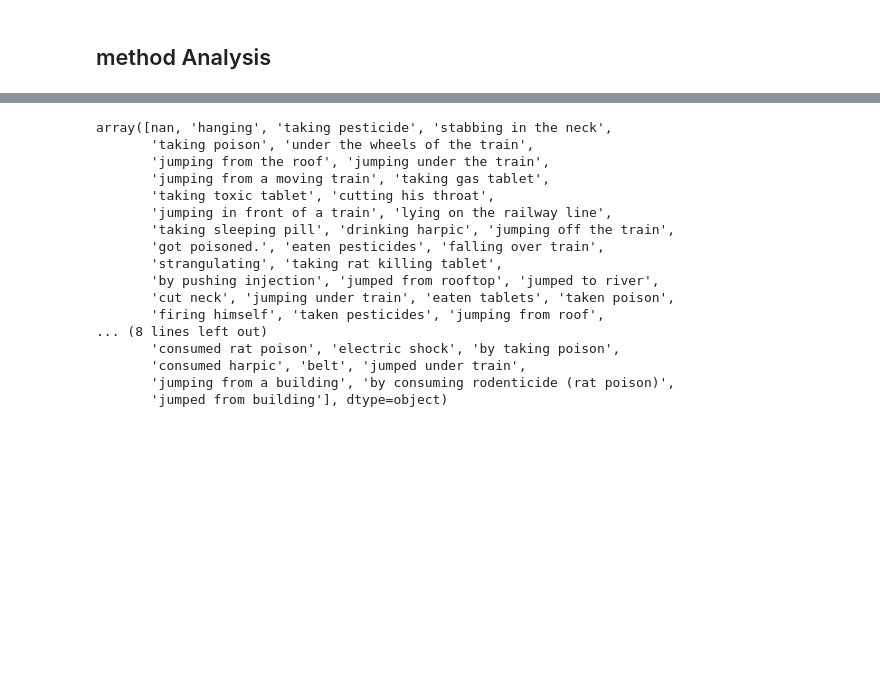
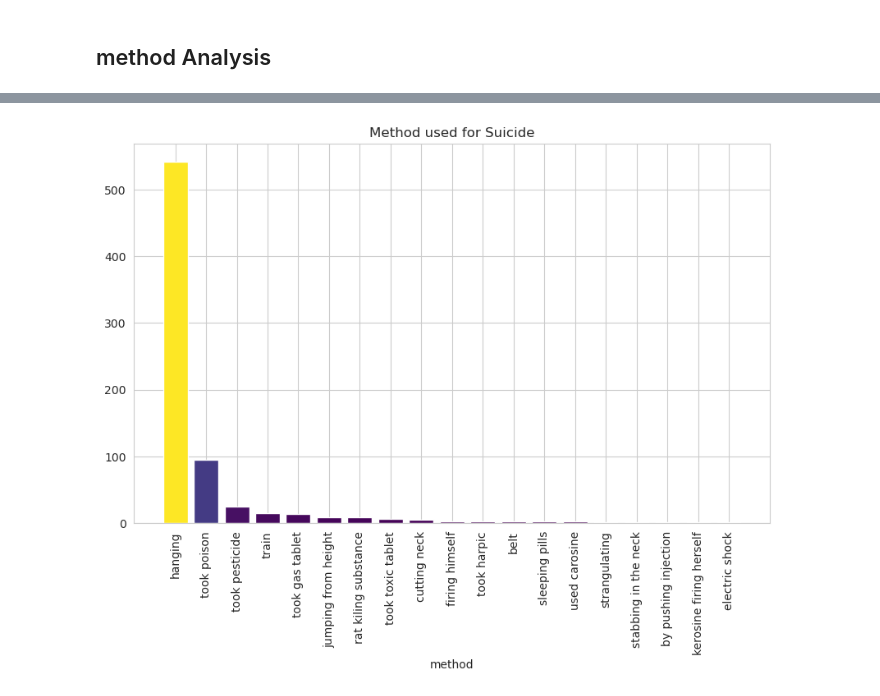
Before and after one commit to rahad404/Bangladesh-Suicide-Analysis, a Jupyter notebook: bd_suicide.ipynb, the cells around one changed output, grey strips where cells are left out. Saved outputs shown, nothing was run; the diff lists cells and outputs as text; code cells hidden in the pictures; blank space fills up the shorter version.

Commit message:
method analysis

```diff
--- a/bd_suicide.ipynb
+++ b/bd_suicide.ipynb
@@ -388,23 +418,3 @@ df2.head()
 | 2 | priti akter | 14.0 | female | student | muslim | manikganj | 23.861650 | 90.000320 | NaN | ... |
 | 3 | acchia akhter | NaN | female | student | muslim | bogra | 24.850980 | 89.371080 | relatiohship problem | ... |
 | 4 | dilshad nahar | 18.0 | female | student | muslim | dhaka | 23.810331 | 90.412521 | NaN | ... |
-# %%
-df2['method'].unique()
-# %% [output]
-array([nan, 'hanging', 'taking pesticide', 'stabbing in the neck',
-       'taking poison', 'under the wheels of the train',
-       'jumping from the roof', 'jumping under the train',
-       'jumping from a moving train', 'taking gas tablet',
-       'taking toxic tablet', 'cutting his throat',
-       'jumping in front of a train', 'lying on the railway line',
-       'taking sleeping pill', 'drinking harpic', 'jumping off the train',
-       'got poisoned.', 'eaten pesticides', 'falling over train',
-       'strangulating', 'taking rat killing tablet',
-       'by pushing injection', 'jumped from rooftop', 'jumped to river',
-       'cut neck', 'jumping under train', 'eaten tablets', 'taken poison',
-       'firing himself', 'taken pesticides', 'jumping from roof',
-... (8 lines left out)
-       'consumed rat poison', 'electric shock', 'by taking poison',
-       'consumed harpic', 'belt', 'jumped under train',
-       'jumping from a building', 'by consuming rodenticide (rat poison)',
-       'jumped from building'], dtype=object)
@@ -410,0 +425,18 @@ array([nan, 'hanging', 'taking pesticide', 'stabbing in the neck',
+# %%
+Method['method'] = Method['method'].apply(lambda x: 'train' if pd.notna(x) and 'train' in str(x) else x)
+Method['method'] = Method['method'].apply(lambda x: 'train' if pd.notna(x) and 'rail' in str(x) else x)
+# %%
+Method['method'] = Method['method'].apply(lambda x: 'jumping from height' if pd.notna(x) and 'jump' in str(x) else x)
+Method['method'] = Method['method'].apply(lambda x: 'rat kiling substance' if pd.notna(x) and 'rat' in str(x) else x)
+Method['method'] = Method['method'].apply(lambda x: 'took poison' if pd.notna(x) and 'pois' in str(x) else x)
+Method['method'] = Method['method'].apply(lambda x: 'took pesticide' if pd.notna(x) and 'pest' in str(x) else x)
+Method['method'] = Method['method'].apply(lambda x: 'took gas tablet' if pd.notna(x) and 'gas' in str(x) else x)
+Method['method'] = Method['method'].apply(lambda x: 'took toxic tablet' if pd.notna(x) and 'eaten tablets' in str(x) else x)
+Method['method'] = Method['method'].apply(lambda x: 'took toxic tablet' if pd.notna(x) and 'taking toxic tablet' in str(x) else x)
+Method['method'] = Method['method'].apply(lambda x: 'took harpic' if pd.notna(x) and 'harpic' in str(x) else x)
+Method['method'] = Method['method'].apply(lambda x: 'cutting neck' if pd.notna(x) and 'cut' in str(x) else x)
+Method['method'] = Method['method'].apply(lambda x: 'sleeping pills' if pd.notna(x) and 'sleep' in str(x) else x)
+# %%
+Method_df = Method.groupby('method', as_index=False)['count'].sum()
+# %%
+Method_sort = Method_df.sort_values(by='count', ascending=False)
@@ -410,0 +450,15 @@ array([nan, 'hanging', 'taking pesticide', 'stabbing in the neck',
+# %%
+# visualize with mathplotlib
+cmap = plt.get_cmap('viridis')
+normalize = plt.Normalize(min(Method_sort['count']), max(Method_sort['count']))
+colors = cmap(normalize(Method_sort['count']))
+
+plt.figure(figsize=(10,6))
+plt.bar(Method_sort['method'],Method_sort['count'],color = colors)
+plt.xlabel('method')
+plt.xticks(rotation=90)
+plt.title('Method used for Suicide')
+
+plt.show()
+# %% [output]
+[figure, added]
```
Also changed, not shown: parts of 4 cells of this notebook.
